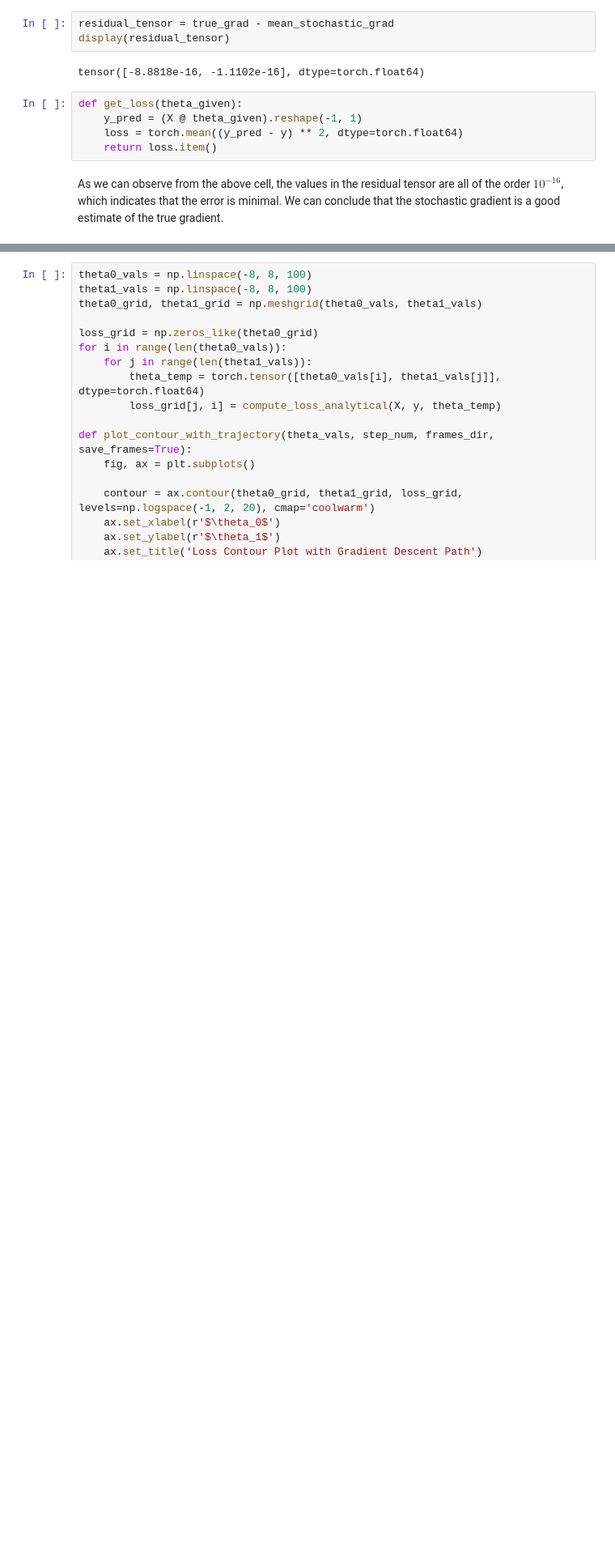
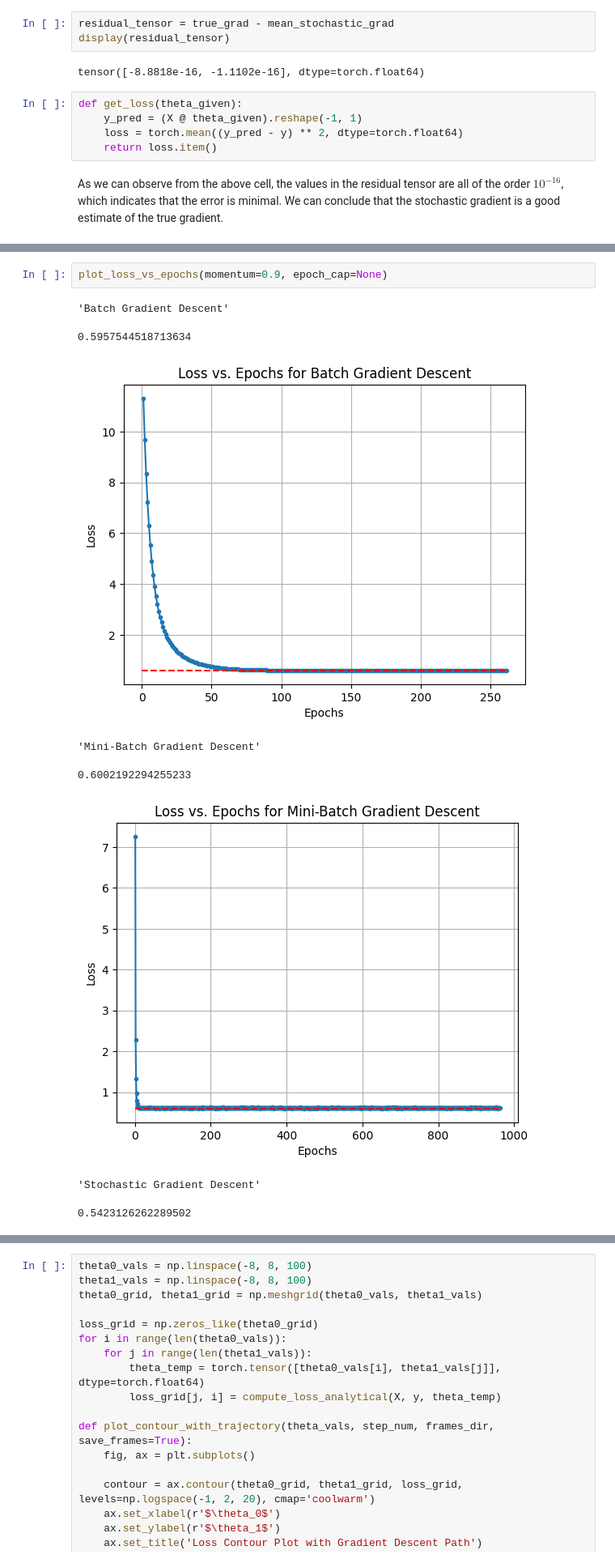
Before and after one commit to Karan-Gandhi/ES335-Assignment-2, a Jupyter notebook: task1.ipynb, the cells around one changed output, grey strips where cells are left out. Shown at 81% size. Cells and saved outputs as stored; diff of their text form; blank space fills up the shorter version.

```diff
--- a/task1.ipynb
+++ b/task1.ipynb
@@ -251,0 +278,11 @@ plot_loss_vs_epochs(momentum=0.9)
+# %%
+plot_loss_vs_epochs(momentum=0.9, epoch_cap=None)
+# %% [output]
+'Batch Gradient Descent'
+0.5957544518713634
+[figure, added]
+'Mini-Batch Gradient Descent'
+0.6002192294255233
+[figure, added]
+'Stochastic Gradient Descent'
+0.5423126262289502
```
Also changed, not shown: parts of 15 cells of this notebook, 6 other files.
